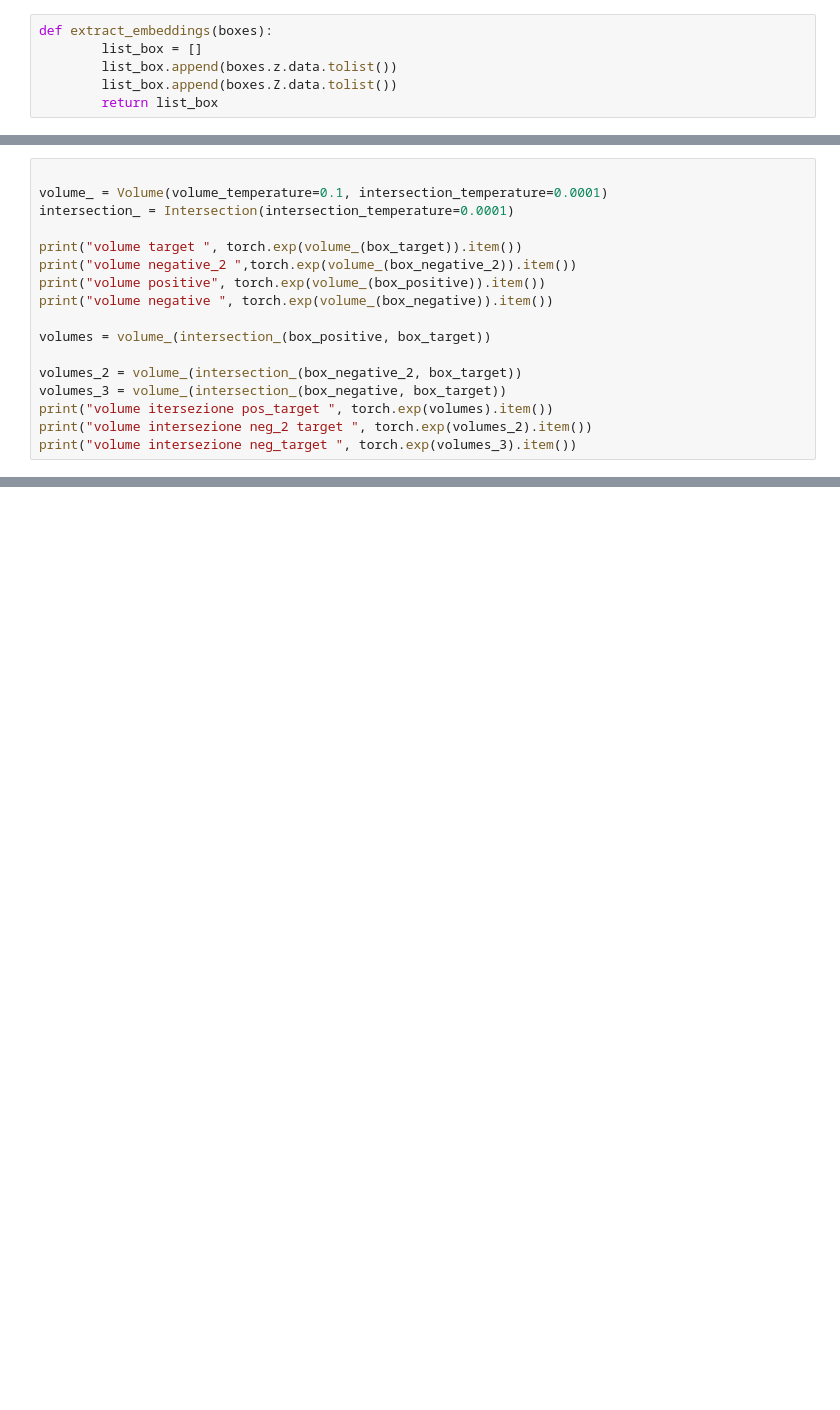
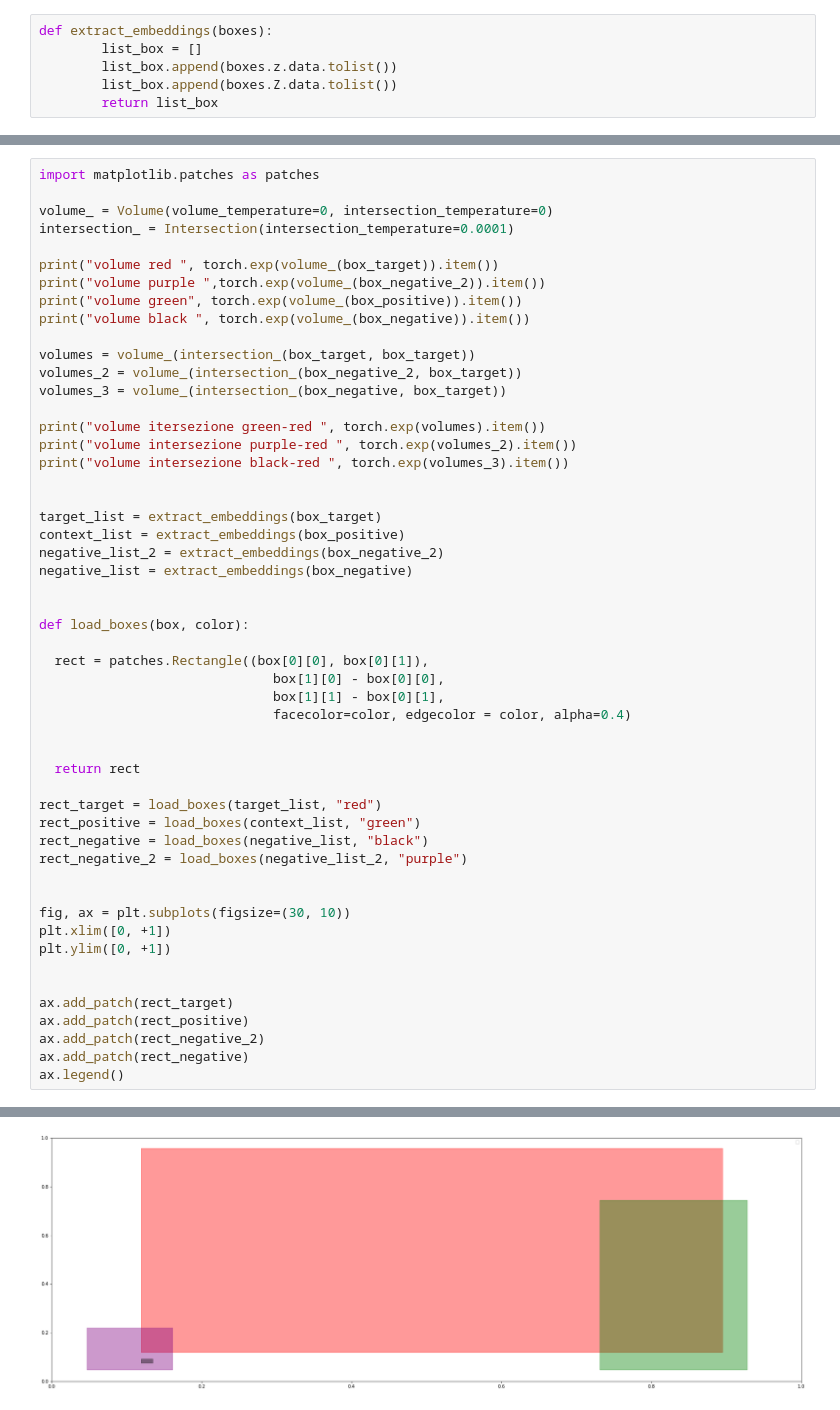
Before and after one commit to francesco-mollica/word2box_pytorch, a Jupyter notebook: notebooks/toy_box_embeddings.ipynb, the cells around one changed output, grey strips where cells are left out. Cells and saved outputs as stored; diff of their text form; blank space fills up the shorter version.

```diff
--- a/notebooks/toy_box_embeddings.ipynb
+++ b/notebooks/toy_box_embeddings.ipynb
@@ -324,18 +327,53 @@ volume negative 0.011461207643151283
 # %%
+import matplotlib.patches as patches
 
-volume_ = Volume(volume_temperature=0.1, intersection_temperature=0.0001)
+volume_ = Volume(volume_temperature=0, intersection_temperature=0)
 intersection_ = Intersection(intersection_temperature=0.0001)
 
-print("volume target ", torch.exp(volume_(box_target)).item())
-print("volume negative_2 ",torch.exp(volume_(box_negative_2)).item())
-print("volume positive", torch.exp(volume_(box_positive)).item())
-print("volume negative ", torch.exp(volume_(box_negative)).item())
+print("volume red ", torch.exp(volume_(box_target)).item())
+print("volume purple ",torch.exp(volume_(box_negative_2)).item())
+print("volume green", torch.exp(volume_(box_positive)).item())
+print("volume black ", torch.exp(volume_(box_negative)).item())
 
-volumes = volume_(intersection_(box_positive, box_target))
-
+volumes = volume_(intersection_(box_target, box_target))
 volumes_2 = volume_(intersection_(box_negative_2, box_target))
 volumes_3 = volume_(intersection_(box_negative, box_target))
-print("volume itersezione pos_target ", torch.exp(volumes).item())
-print("volume intersezione neg_2 target ", torch.exp(volumes_2).item())
-print("volume intersezione neg_target ", torch.exp(volumes_3).item())
+
+print("volume itersezione green-red ", torch.exp(volumes).item())
+print("volume intersezione purple-red ", torch.exp(volumes_2).item())
+print("volume intersezione black-red ", torch.exp(volumes_3).item())
+
+
+target_list = extract_embeddings(box_target)
+context_list = extract_embeddings(box_positive)
+negative_list_2 = extract_embeddings(box_negative_2)
+negative_list = extract_embeddings(box_negative)
+
+
+def load_boxes(box, color):
+
+  rect = patches.Rectangle((box[0][0], box[0][1]),
+                              box[1][0] - box[0][0],
+                              box[1][1] - box[0][1],
+                              facecolor=color, edgecolor = color, alpha=0.4)
+
+
+  return rect
+
+rect_target = load_boxes(target_list, "red")
+rect_positive = load_boxes(context_list, "green")
+rect_negative = load_boxes(negative_list, "black")
+rect_negative_2 = load_boxes(negative_list_2, "purple")
+
+
+fig, ax = plt.subplots(figsize=(30, 10))
+plt.xlim([0, +1])
+plt.ylim([0, +1])
+
+
+ax.add_patch(rect_target)
+ax.add_patch(rect_positive)
+ax.add_patch(rect_negative_2)
+ax.add_patch(rect_negative)
+ax.legend()
 # %% [output]
@@ -349,3 +389,4 @@ volume intersezione neg_target  0.011606532149016857
+[figure, added]
 # %%
 # Training function
 learning_rate = 0.5
```
Also changed, not shown: parts of 12 cells of this notebook, 32 other files.
